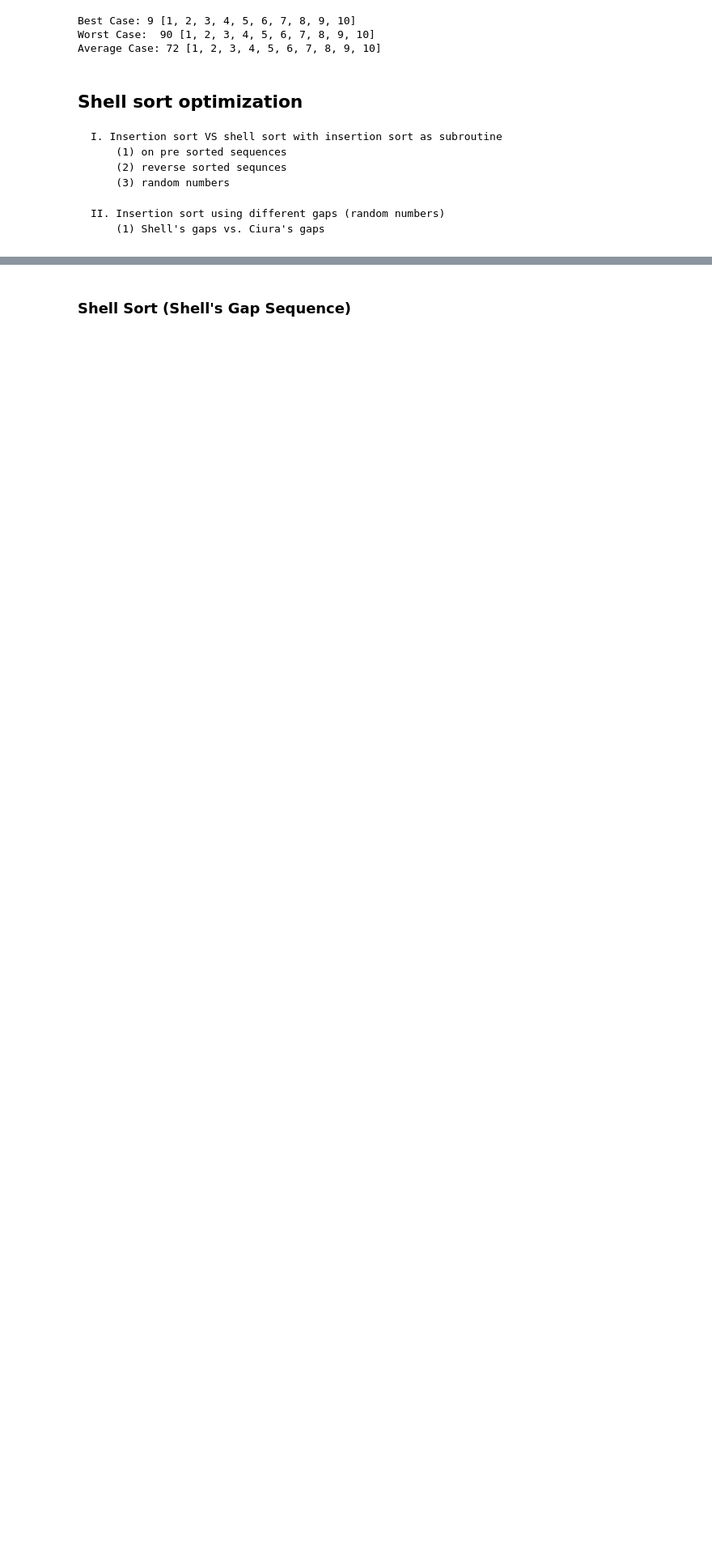
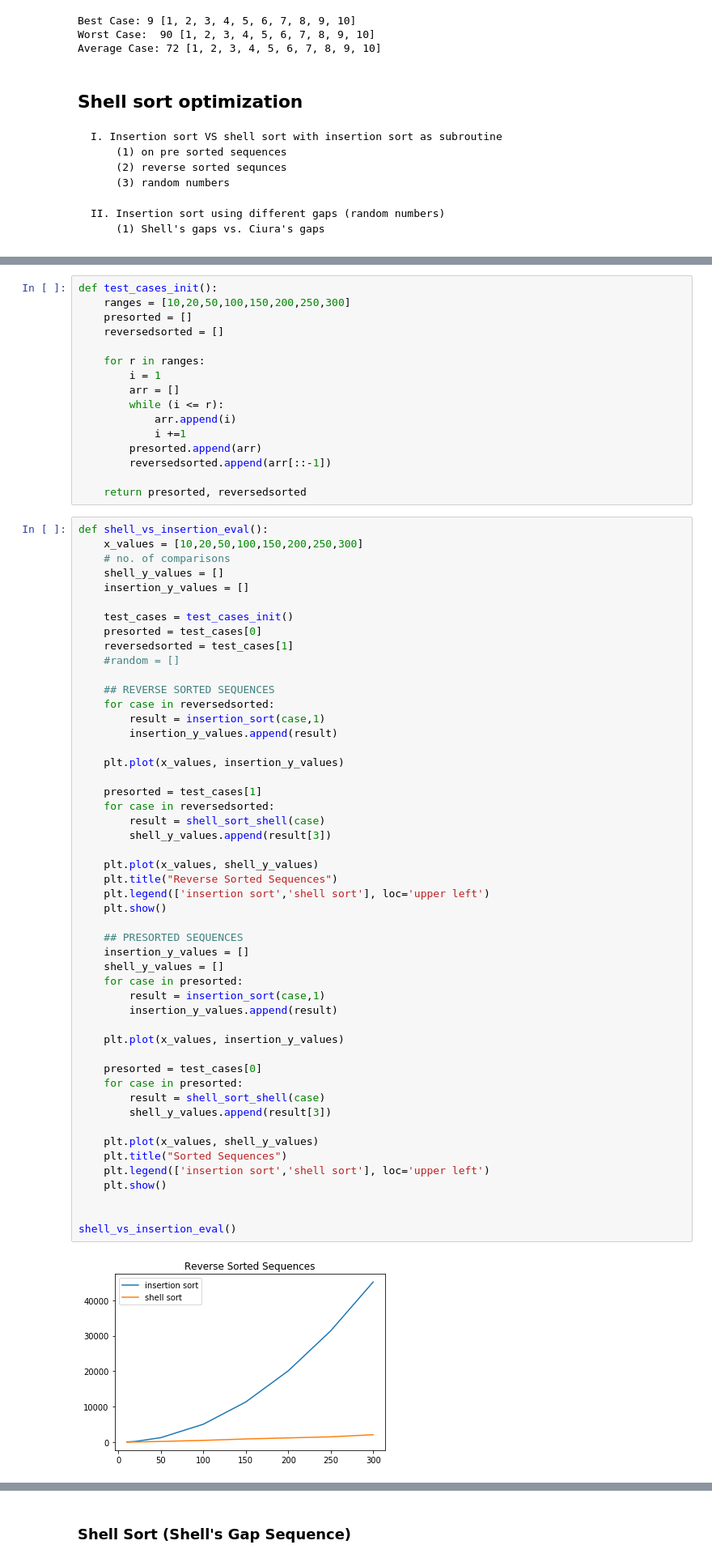
Before and after one commit to Sedce/CMSC-142-MP, a Jupyter notebook: CMSC-142.ipynb, the cells around one changed output, grey strips where cells are left out. Shown at 81% size. Drawn from its saved outputs; the diff is of its cells as text; blank space fills up the shorter version.

Commit message:
shell sort final

```diff
--- a/CMSC-142.ipynb
+++ b/CMSC-142.ipynb
@@ -118,0 +101,68 @@ Average Case: 72 [1, 2, 3, 4, 5, 6, 7, 8, 9, 10]
+# %%
+def test_cases_init():
+    ranges = [10,20,50,100,150,200,250,300]
+    presorted = []
+    reversedsorted = []
+
+    for r in ranges:
+        i = 1
+        arr = []
+        while (i <= r):
+            arr.append(i)
+            i +=1
+        presorted.append(arr)
+        reversedsorted.append(arr[::-1])
+
+    return presorted, reversedsorted
+# %%
+def shell_vs_insertion_eval():
+    x_values = [10,20,50,100,150,200,250,300]
+    # no. of comparisons
+    shell_y_values = []
+    insertion_y_values = []
+
+    test_cases = test_cases_init()
+    presorted = test_cases[0]
+    reversedsorted = test_cases[1]
+    #random = []
+
+    ## REVERSE SORTED SEQUENCES
+    for case in reversedsorted:
+        result = insertion_sort(case,1)
+        insertion_y_values.append(result)
+
+    plt.plot(x_values, insertion_y_values)
+
+    presorted = test_cases[1]
+    for case in reversedsorted:
+        result = shell_sort_shell(case)
+        shell_y_values.append(result[3])
+
+    plt.plot(x_values, shell_y_values)
+    plt.title("Reverse Sorted Sequences")
+    plt.legend(['insertion sort','shell sort'], loc='upper left')
+    plt.show()
+
+    ## PRESORTED SEQUENCES
+    insertion_y_values = []
+    shell_y_values = []
+    for case in presorted:
+        result = insertion_sort(case,1)
+        insertion_y_values.append(result)
+
+    plt.plot(x_values, insertion_y_values)
+
+    presorted = test_cases[0]
+    for case in presorted:
+        result = shell_sort_shell(case)
+        shell_y_values.append(result[3])
+
+    plt.plot(x_values, shell_y_values)
+    plt.title("Sorted Sequences")
+    plt.legend(['insertion sort','shell sort'], loc='upper left')
+    plt.show()
+
+
+shell_vs_insertion_eval()
+# %% [output]
+[figure, added]
```
Also changed, not shown: parts of 18 cells of this notebook.
